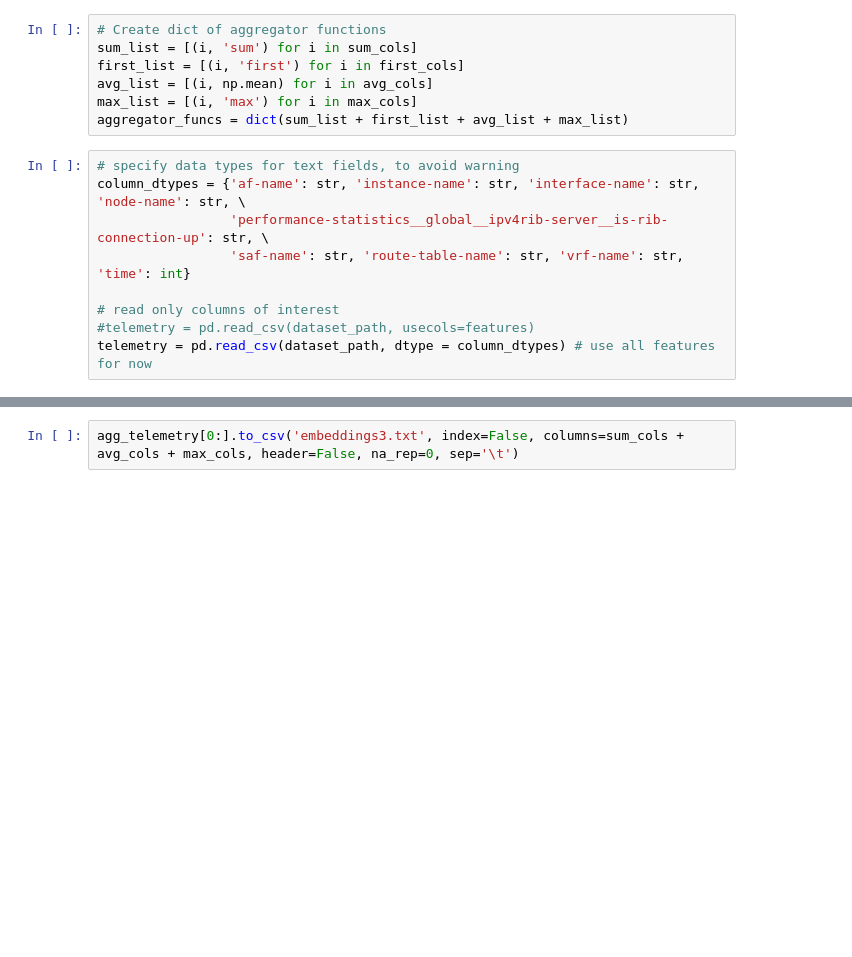
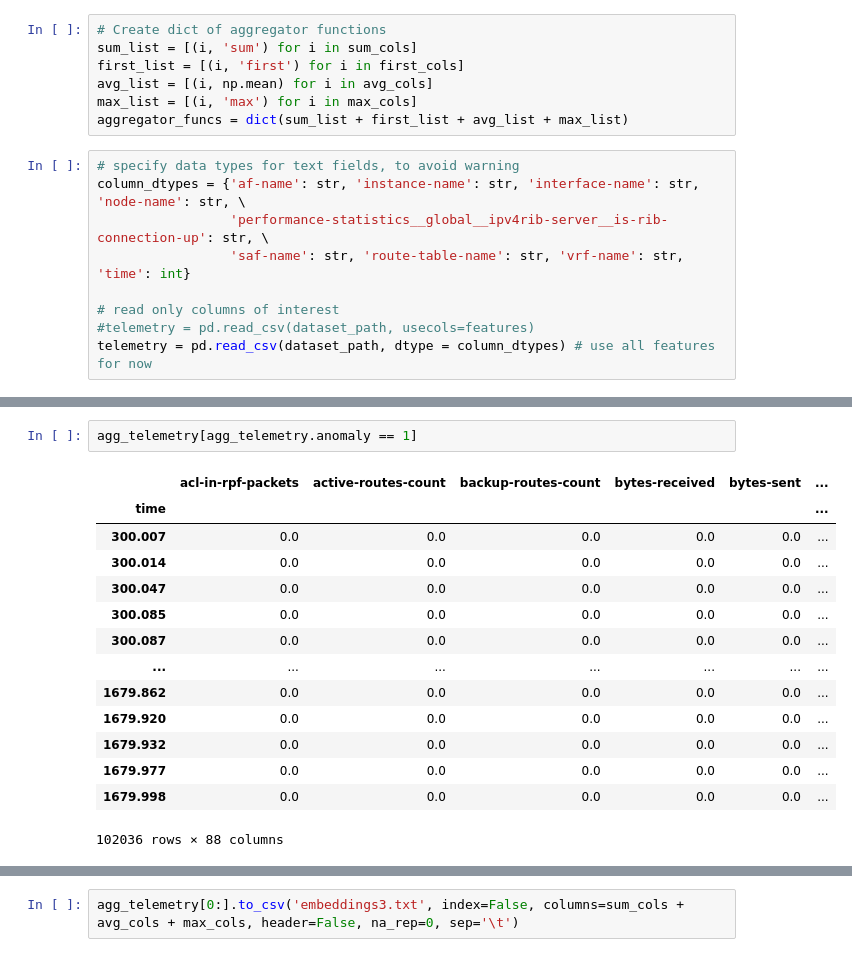
Before and after one commit to glicerico/visualize-telemetry, a Jupyter notebook: notebooks/preproc_data3.ipynb, the cells around one changed output, grey strips where cells are left out. Cells and saved outputs as stored; diff of their text form; blank space fills up the shorter version.

```diff
--- a/notebooks/preproc_data3.ipynb
+++ b/notebooks/preproc_data3.ipynb
@@ -69,3 +75,20 @@ agg_telemetry=telemetry.groupby(telemetry['time']).aggregate(aggregator_funcs)
+# %%
+agg_telemetry[agg_telemetry.anomaly == 1]
+# %% [output]
+|  | acl-in-rpf-packets | active-routes-count | backup-routes-count | bytes-received | bytes-sent | ... |
+| time |  |  |  |  |  | ... |
+| 300.007 | 0.0 | 0.0 | 0.0 | 0.0 | 0.0 | ... |
+| 300.014 | 0.0 | 0.0 | 0.0 | 0.0 | 0.0 | ... |
+| 300.047 | 0.0 | 0.0 | 0.0 | 0.0 | 0.0 | ... |
+| 300.085 | 0.0 | 0.0 | 0.0 | 0.0 | 0.0 | ... |
+| 300.087 | 0.0 | 0.0 | 0.0 | 0.0 | 0.0 | ... |
+| ... | ... | ... | ... | ... | ... | ... |
+| 1679.862 | 0.0 | 0.0 | 0.0 | 0.0 | 0.0 | ... |
+| 1679.920 | 0.0 | 0.0 | 0.0 | 0.0 | 0.0 | ... |
+| 1679.932 | 0.0 | 0.0 | 0.0 | 0.0 | 0.0 | ... |
+| 1679.977 | 0.0 | 0.0 | 0.0 | 0.0 | 0.0 | ... |
+| 1679.998 | 0.0 | 0.0 | 0.0 | 0.0 | 0.0 | ... |
+102036 rows × 88 columns
 # %%
 agg_telemetry.head()
 # %% [output]
```
Also changed, not shown: parts of 6 cells of this notebook.
